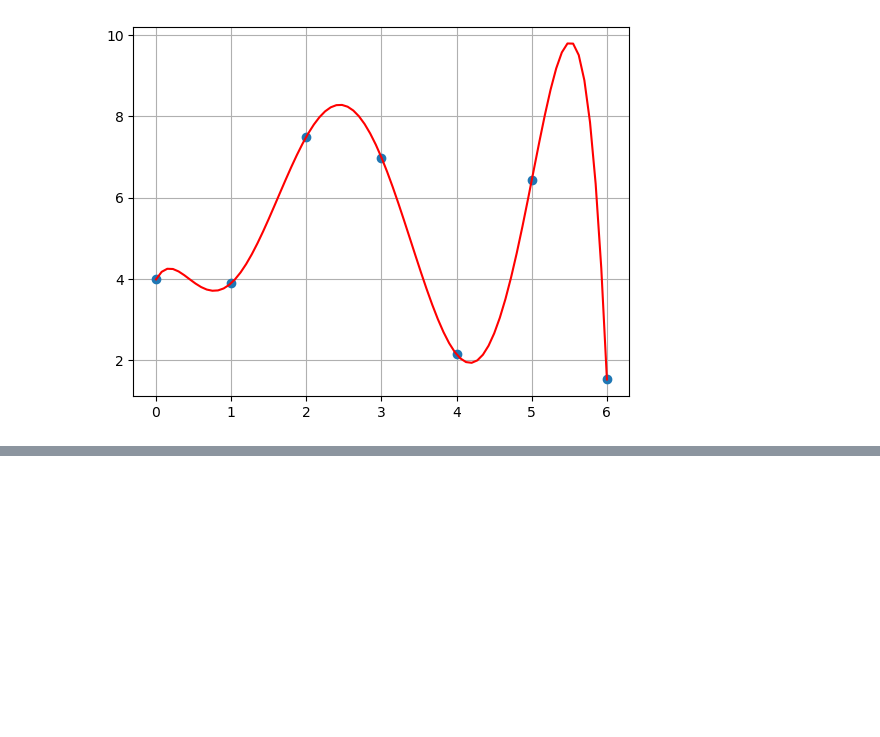
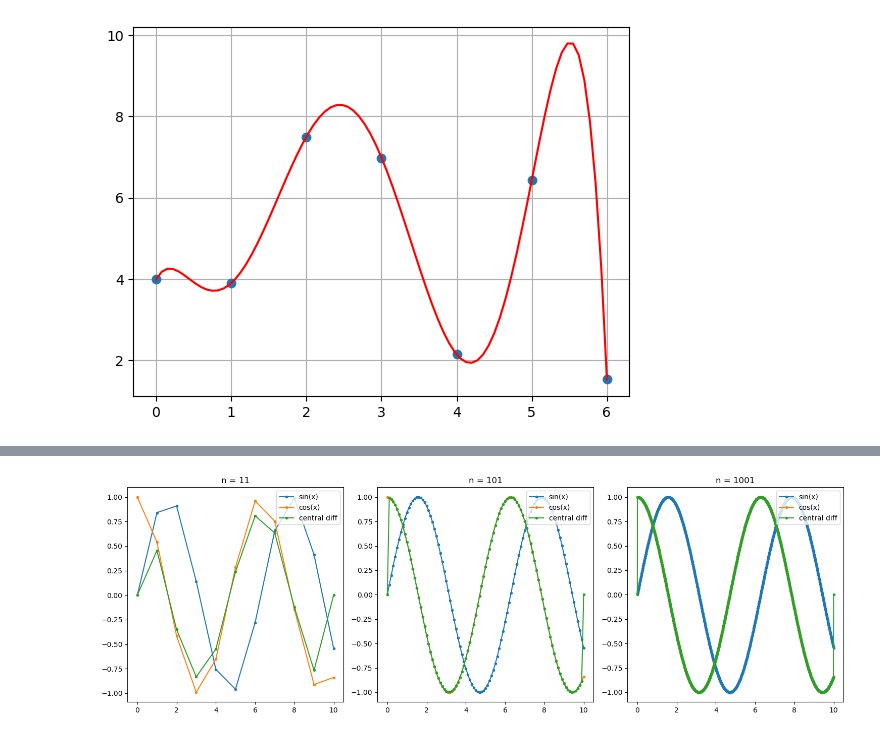
Before and after one commit to ZiyaKolcu/Sayisal-Cozumleme-Jupyter-Notebook, a Jupyter notebook: sayisal_cozumleme.ipynb, the cells around one changed output, grey strips where cells are left out. Saved outputs shown, nothing was run; the diff lists cells and outputs as text; code cells hidden in the pictures; blank space fills up the shorter version.

```diff
--- a/sayisal_cozumleme.ipynb
+++ b/sayisal_cozumleme.ipynb
@@ -1955,0 +2088,30 @@ plt.show()
+# %%
+def central_difference(x, y):
+    dx = x[1] - x[0]
+    n = y.size
+    df = np.zeros(n)
+    for i in range(1, n - 1):
+        df[i] = (y[i + 1] - y[i - 1]) / (2 * dx)
+    return df
+
+
+n = [11, 101, 1001]
+
+fig, axs = plt.subplots(1, len(n), figsize=(15, 5))
+
+for ax, n in zip(axs, n):
+    x = np.linspace(0, 10, n)
+    y = np.sin(x)
+    dy = np.cos(x)
+    df = central_difference(x, y)
+
+    ax.plot(x, y, ".-", label="sin(x)")
+    ax.plot(x, dy, ".-", label="cos(x)")
+    ax.plot(x, df, ".-", label="central diff")
+    ax.set_title(f"n = {n}")
+    ax.legend(loc='upper right')
+
+plt.tight_layout()
+plt.show()
+# %% [output]
+[figure, added]
```
Also changed, not shown: parts of 9 cells of this notebook.
